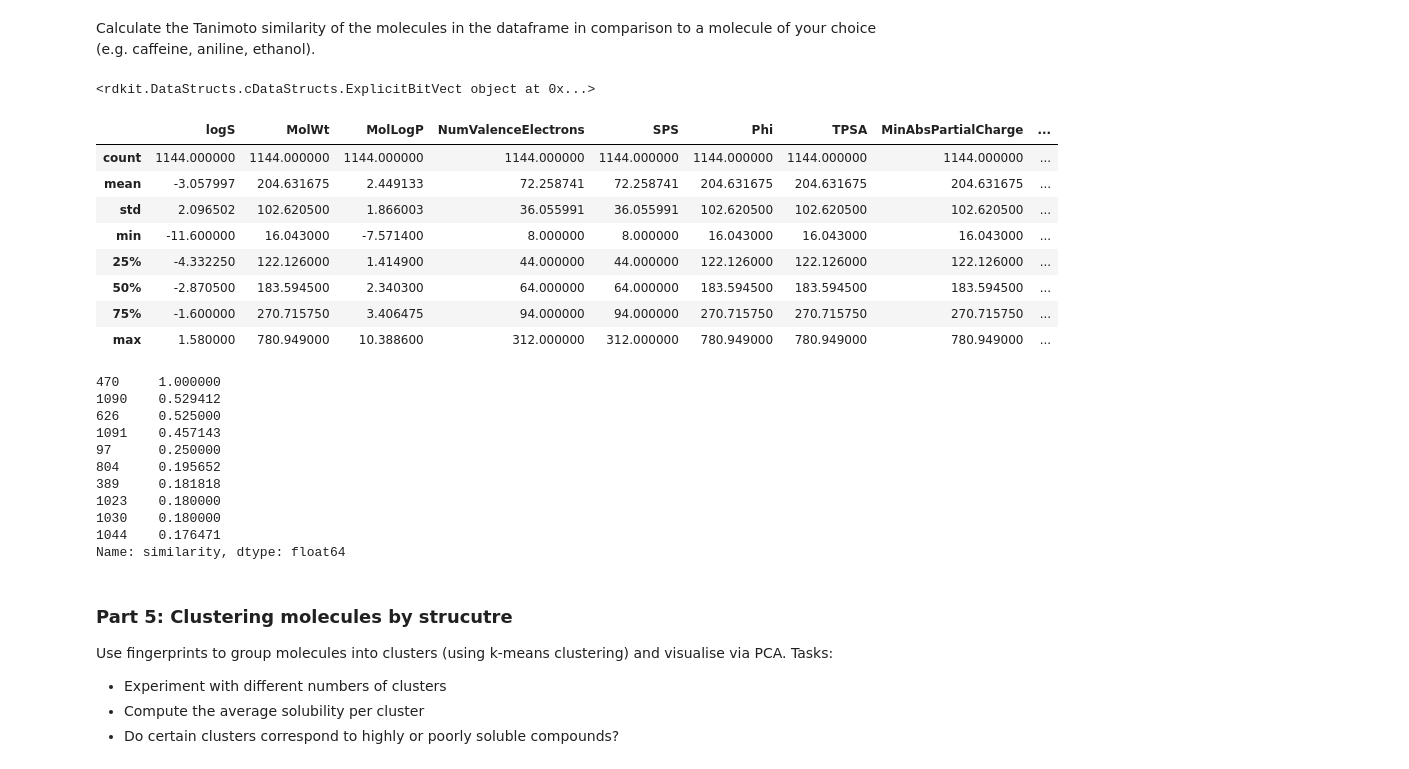
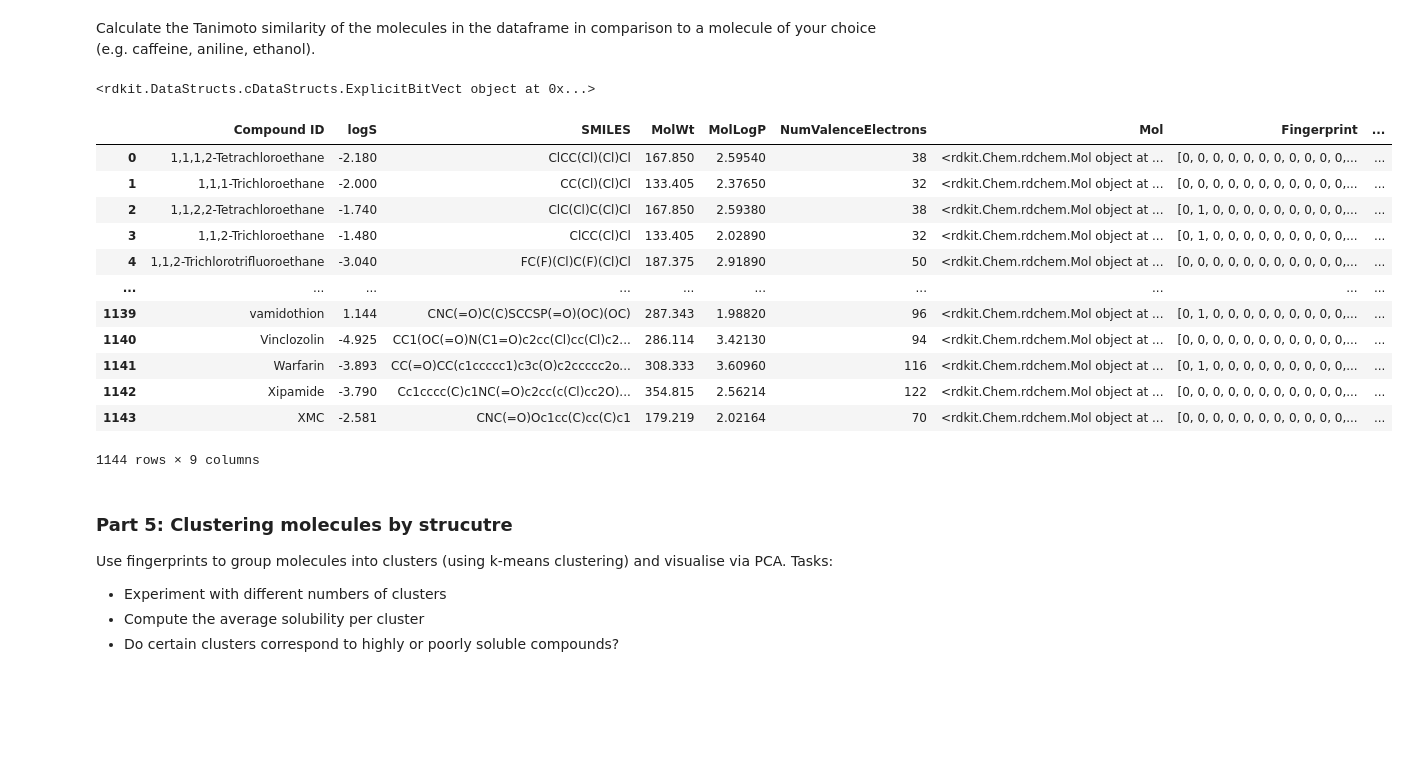
Before and after one commit to Hassan-Haydar/DSA103, a Jupyter notebook: LifeScienceData/lecture13/RDKIt_Workshop.ipynb, the cells around one changed output. Drawn from its saved outputs; the diff is of its cells as text; code cells hidden in the pictures; blank space fills up the shorter version.

```diff
--- a/LifeScienceData/lecture13/RDKIt_Workshop.ipynb
+++ b/LifeScienceData/lecture13/RDKIt_Workshop.ipynb
@@ -82,20 +75,14 @@ from rdkit.Chem import Descriptors
 # 1) convert smiles to Mol: mol = Chem.MolFromSmiles(smiles)
 # 2) derive descriptor, e.g. for MolWt: descr = Descriptors.MolWt(mol)
 
-
-descr_list = ["MolWt", "MolLogP", "TPSA","SPS"]
-
 def calc_descriptors(smiles):
     mol = Chem.MolFromSmiles(smiles)
     return Descriptors.MolWt(mol)
 
 df["MolWt"]= df["SMILES"].apply(lambda s: Descriptors.MolWt(Chem.MolFromSmiles(s)))
 df["MolLogP"]= df["SMILES"].apply(lambda s: Descriptors.MolLogP(Chem.MolFromSmiles(s)))
+
 df["NumValenceElectrons"]= df["SMILES"].apply(lambda s: Descriptors.NumValenceElectrons(Chem.MolFromSmiles(s)))
-df["SPS"]= df["SMILES"].apply(lambda s: Descriptors.NumValenceElectrons(Chem.MolFromSmiles(s)))
-df["Phi"]= df["SMILES"].apply(lambda s: Descriptors.MolWt(Chem.MolFromSmiles(s)))
-df["MinAbsPartialCharge"]= df["SMILES"].apply(lambda s: Descriptors.MolWt(Chem.MolFromSmiles(s)))
-df["NumRadicalElectrons"]= df["SMILES"].apply(lambda s: Descriptors.MolWt(Chem.MolFromSmiles(s)))
 
 df.head()
 # %% [output]
@@ -157,14 +142,6 @@ from rdkit.Chem import rdFingerprintGenerator, DataStructs
 
 # use e.g. the morgan FPG: mfpgen = rdFingerprintGenerator.GetMorganGenerator(radius=2,fpSize=2048)
 
-
-def mol2fp(smiles):
-    mol = Chem.MolFromSmiles(smiles) #generate mol file from smiles
-    mfpgen = rdFingerprintGenerator.GetMorganGenerator(radius=2,fpSize=2048)
-    fp = mfpgen.GetFingerprint(mol)
-    return fp
-
-df["fingerprint"]=df["SMILES"].apply(mol2fp)
-
-df
+mfpgen = rdFingerprintGenerator.GetMorganGenerator(radius=2,fpSize=2048)
+print(mfpgen)
 # %% [output]
@@ -195,38 +160,33 @@ df.head()
 | 4 | 1,1,2-Trichlorotrifluoroethane | -3.04 | FC(F)(Cl)C(F)(Cl)Cl | 187.375 | 2.9189 | 50 | <rdkit.Chem.rdchem.Mol object at ... | [0, 0, 0, 0, 0, 0, 0, 0, 0, 0, 0,... |
 # %% [markdown]
 Calculate the Tanimoto similarity of the molecules in the dataframe in comparison to a molecule of your choice (e.g. caffeine, aniline, ethanol).
+# %%
+#to transform the smiles into fringerprints directly using this function
+
+def mol2fp(smiles):
+    mol = Chem.MolFromSmiles(smiles)  # Step 1: SMILES → Mol object
+    return mfpgen.GetFingerprint(mol) # Step 2: Mol → fingerprint (bit vector)
 # %%
 query_fp = mol2fp("CN1C=NC2=C1C(=O)N(C(=O)N2C)C")
 print(query_fp)
 
-df["similarity"] = df["fingerprint"].apply(lambda fp: DataStructs.TanimotoSimilarity(fp, query_fp))
-  #check similarity column this tanimo compares fingerprints of molecules and find matches in their structures
-df.describe()
+df["similarity"] = df["Fingerprint"].apply(lambda fp: DataStructs.TanimotoSimilarity(fp, query_fp))
+df   #check similarity column this tanimo compares fingerprints of molecules and find matches in their structures
 # %% [output]
 <rdkit.DataStructs.cDataStructs.ExplicitBitVect object at 0x...>
-|  | logS | MolWt | MolLogP | NumValenceElectrons | SPS | Phi | TPSA | MinAbsPartialCharge | ... |
-| count | 1144.000000 | 1144.000000 | 1144.000000 | 1144.000000 | 1144.000000 | 1144.000000 | 1144.000000 | 1144.000000 | ... |
-| mean | -3.057997 | 204.631675 | 2.449133 | 72.258741 | 72.258741 | 204.631675 | 204.631675 | 204.631675 | ... |
-| std | 2.096502 | 102.620500 | 1.866003 | 36.055991 | 36.055991 | 102.620500 | 102.620500 | 102.620500 | ... |
-| min | -11.600000 | 16.043000 | -7.571400 | 8.000000 | 8.000000 | 16.043000 | 16.043000 | 16.043000 | ... |
-| 25% | -4.332250 | 122.126000 | 1.414900 | 44.000000 | 44.000000 | 122.126000 | 122.126000 | 122.126000 | ... |
-| 50% | -2.870500 | 183.594500 | 2.340300 | 64.000000 | 64.000000 | 183.594500 | 183.594500 | 183.594500 | ... |
-| 75% | -1.600000 | 270.715750 | 3.406475 | 94.000000 | 94.000000 | 270.715750 | 270.715750 | 270.715750 | ... |
-| max | 1.580000 | 780.949000 | 10.388600 | 312.000000 | 312.000000 | 780.949000 | 780.949000 | 780.949000 | ... |
+|  | Compound ID | logS | SMILES | MolWt | MolLogP | NumValenceElectrons | Mol | Fingerprint | ... |
+| 0 | 1,1,1,2-Tetrachloroethane | -2.180 | ClCC(Cl)(Cl)Cl | 167.850 | 2.59540 | 38 | <rdkit.Chem.rdchem.Mol object at ... | [0, 0, 0, 0, 0, 0, 0, 0, 0, 0, 0,... | ... |
+| 1 | 1,1,1-Trichloroethane | -2.000 | CC(Cl)(Cl)Cl | 133.405 | 2.37650 | 32 | <rdkit.Chem.rdchem.Mol object at ... | [0, 0, 0, 0, 0, 0, 0, 0, 0, 0, 0,... | ... |
+| 2 | 1,1,2,2-Tetrachloroethane | -1.740 | ClC(Cl)C(Cl)Cl | 167.850 | 2.59380 | 38 | <rdkit.Chem.rdchem.Mol object at ... | [0, 1, 0, 0, 0, 0, 0, 0, 0, 0, 0,... | ... |
+| 3 | 1,1,2-Trichloroethane | -1.480 | ClCC(Cl)Cl | 133.405 | 2.02890 | 32 | <rdkit.Chem.rdchem.Mol object at ... | [0, 1, 0, 0, 0, 0, 0, 0, 0, 0, 0,... | ... |
+| 4 | 1,1,2-Trichlorotrifluoroethane | -3.040 | FC(F)(Cl)C(F)(Cl)Cl | 187.375 | 2.91890 | 50 | <rdkit.Chem.rdchem.Mol object at ... | [0, 0, 0, 0, 0, 0, 0, 0, 0, 0, 0,... | ... |
+| ... | ... | ... | ... | ... | ... | ... | ... | ... | ... |
+| 1139 | vamidothion | 1.144 | CNC(=O)C(C)SCCSP(=O)(OC)(OC) | 287.343 | 1.98820 | 96 | <rdkit.Chem.rdchem.Mol object at ... | [0, 1, 0, 0, 0, 0, 0, 0, 0, 0, 0,... | ... |
+| 1140 | Vinclozolin | -4.925 | CC1(OC(=O)N(C1=O)c2cc(Cl)cc(Cl)c2... | 286.114 | 3.42130 | 94 | <rdkit.Chem.rdchem.Mol object at ... | [0, 0, 0, 0, 0, 0, 0, 0, 0, 0, 0,... | ... |
+| 1141 | Warfarin | -3.893 | CC(=O)CC(c1ccccc1)c3c(O)c2ccccc2o... | 308.333 | 3.60960 | 116 | <rdkit.Chem.rdchem.Mol object at ... | [0, 1, 0, 0, 0, 0, 0, 0, 0, 0, 0,... | ... |
+| 1142 | Xipamide | -3.790 | Cc1cccc(C)c1NC(=O)c2cc(c(Cl)cc2O)... | 354.815 | 2.56214 | 122 | <rdkit.Chem.rdchem.Mol object at ... | [0, 0, 0, 0, 0, 0, 0, 0, 0, 0, 0,... | ... |
+| 1143 | XMC | -2.581 | CNC(=O)Oc1cc(C)cc(C)c1 | 179.219 | 2.02164 | 70 | <rdkit.Chem.rdchem.Mol object at ... | [0, 0, 0, 0, 0, 0, 0, 0, 0, 0, 0,... | ... |
+1144 rows × 9 columns
-# %%
-df["similarity"].nlargest(10)
-# %% [output]
-470     1.000000
-1090    0.529412
-626     0.525000
-1091    0.457143
-97      0.250000
-804     0.195652
-389     0.181818
-1023    0.180000
-1030    0.180000
-1044    0.176471
-Name: similarity, dtype: float64
 # %% [markdown]
 ### Part 5: Clustering molecules by strucutre
 
```
Also changed, not shown: parts of 14 cells of this notebook.
